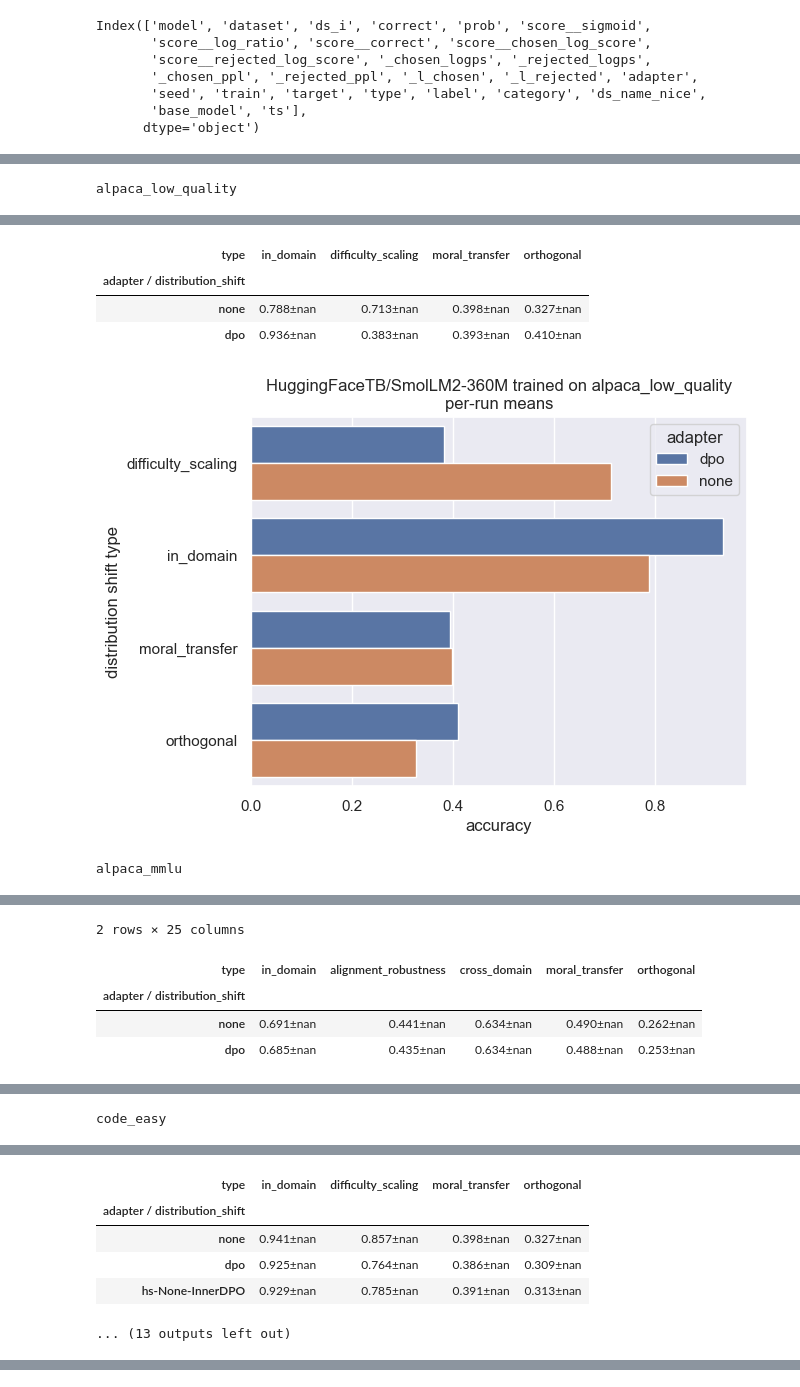
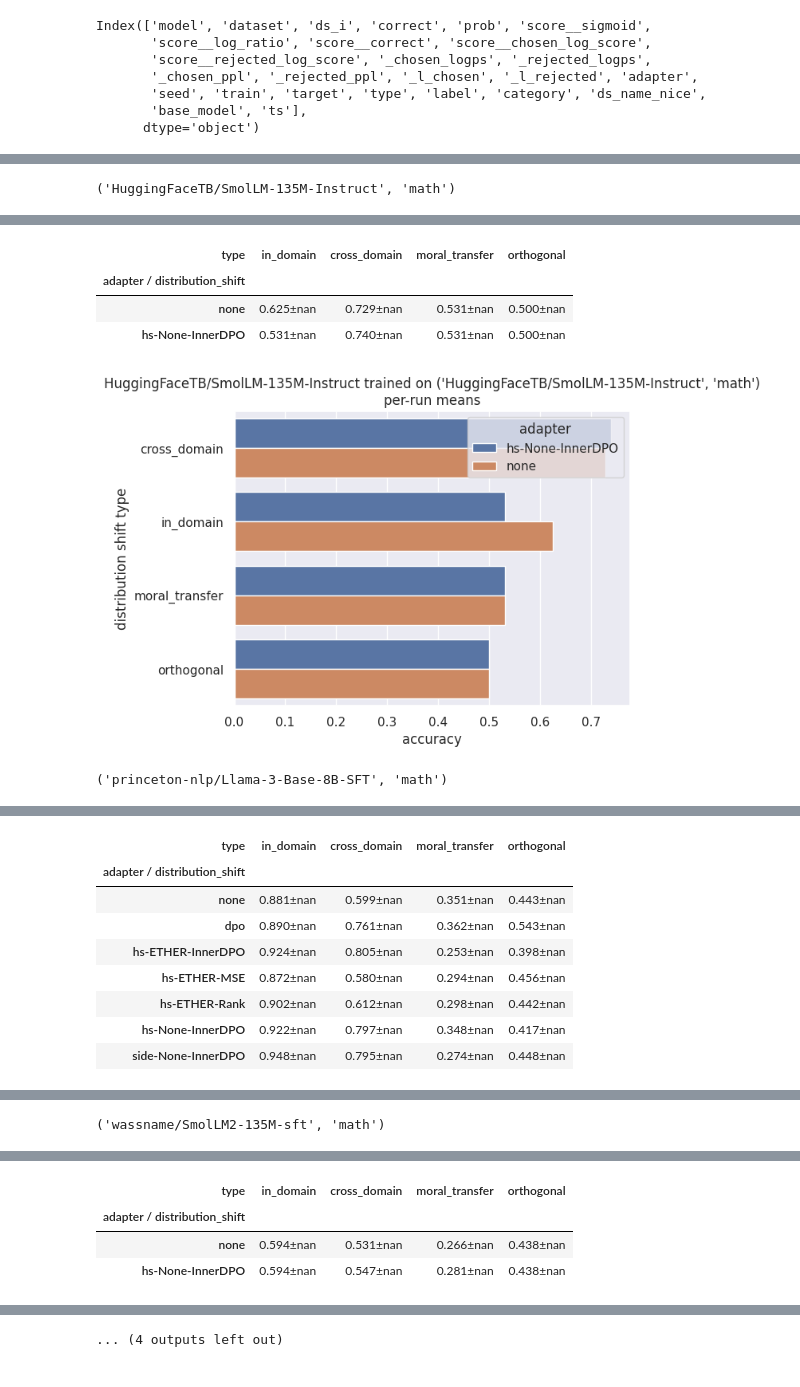
Before and after one commit to wassname/repr-preference-optimization, a Jupyter notebook: nbs/400_analyse_sweep.ipynb, the cells around one changed output, grey strips where cells are left out. Cells and saved outputs as stored; diff of their text form; code cells hidden in the pictures.

```diff
--- a/nbs/400_analyse_sweep.ipynb
+++ b/nbs/400_analyse_sweep.ipynb
@@ -168,5 +193,5 @@ from reprpo.data.util import df_sort_cols
 # %%
-for train_set, group in df_res2.groupby("train"):
+for train_set, group in df_res2.groupby(['base_model', "train"]):
     print(train_set)
     # per-run means for each seed, dataset, adapter
     run_stats = group.groupby(["seed", "ds_name_nice", "adapter"])['correct'].mean().reset_index()
@@ -215,4 +240,4 @@ for train_set, group in df_res2.groupby("train"):
 
     # TODO maybe show deviation from base by plotting it underneatm and the top has alpha 0.5
 # %% [output]
-alpaca_low_quality
+('HuggingFaceTB/SmolLM-135M-Instruct', 'math')
@@ -223,6 +248,6 @@ alpaca_low_quality
-| type | in_domain | difficulty_scaling | moral_transfer | orthogonal |
+| type | in_domain | cross_domain | moral_transfer | orthogonal |
 | adapter / distribution_shift |  |  |  |  |
-| none | 0.788±nan | 0.713±nan | 0.398±nan | 0.327±nan |
-| dpo | 0.936±nan | 0.383±nan | 0.393±nan | 0.410±nan |
+| none | 0.625±nan | 0.729±nan | 0.531±nan | 0.500±nan |
+| hs-None-InnerDPO | 0.531±nan | 0.740±nan | 0.531±nan | 0.500±nan |
-[figure, old version]
+[figure, new version]
-alpaca_mmlu
+('princeton-nlp/Llama-3-Base-8B-SFT', 'math')
@@ -233,5 +263,9 @@ alpaca_mmlu
-2 rows × 25 columns
-| type | in_domain | alignment_robustness | cross_domain | moral_transfer | orthogonal |
-| adapter / distribution_shift |  |  |  |  |  |
-| none | 0.691±nan | 0.441±nan | 0.634±nan | 0.490±nan | 0.262±nan |
-| dpo | 0.685±nan | 0.435±nan | 0.634±nan | 0.488±nan | 0.253±nan |
+| type | in_domain | cross_domain | moral_transfer | orthogonal |
+| adapter / distribution_shift |  |  |  |  |
+| none | 0.881±nan | 0.599±nan | 0.351±nan | 0.443±nan |
+| dpo | 0.890±nan | 0.761±nan | 0.362±nan | 0.543±nan |
+| hs-ETHER-InnerDPO | 0.924±nan | 0.805±nan | 0.253±nan | 0.398±nan |
+| hs-ETHER-MSE | 0.872±nan | 0.580±nan | 0.294±nan | 0.456±nan |
+| hs-ETHER-Rank | 0.902±nan | 0.612±nan | 0.298±nan | 0.442±nan |
+| hs-None-InnerDPO | 0.922±nan | 0.797±nan | 0.348±nan | 0.417±nan |
+| side-None-InnerDPO | 0.948±nan | 0.795±nan | 0.274±nan | 0.448±nan |
@@ -239 +273 @@ alpaca_mmlu
-code_easy
+('wassname/SmolLM2-135M-sft', 'math')
@@ -245,6 +278,4 @@ code_easy
-| type | in_domain | difficulty_scaling | moral_transfer | orthogonal |
+| type | in_domain | cross_domain | moral_transfer | orthogonal |
 | adapter / distribution_shift |  |  |  |  |
-| none | 0.941±nan | 0.857±nan | 0.398±nan | 0.327±nan |
-| dpo | 0.925±nan | 0.764±nan | 0.386±nan | 0.309±nan |
-| hs-None-InnerDPO | 0.929±nan | 0.785±nan | 0.391±nan | 0.313±nan |
+| none | 0.594±nan | 0.531±nan | 0.266±nan | 0.438±nan |
+| hs-None-InnerDPO | 0.594±nan | 0.547±nan | 0.281±nan | 0.438±nan |
-... (13 outputs left out)
@@ -250,0 +283 @@ code_easy
+... (4 outputs left out)
```
Also changed, not shown: parts of 6 cells of this notebook, 17 other files.
